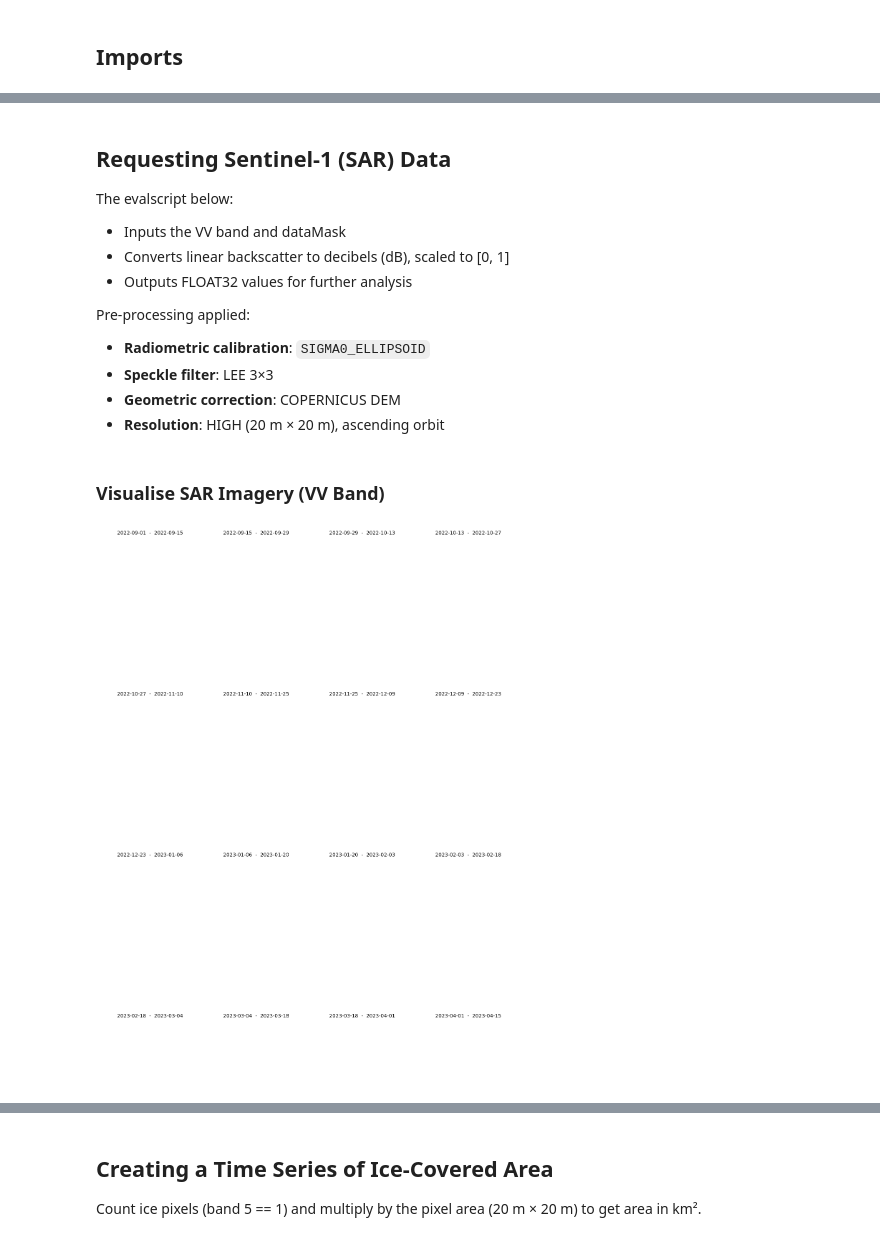
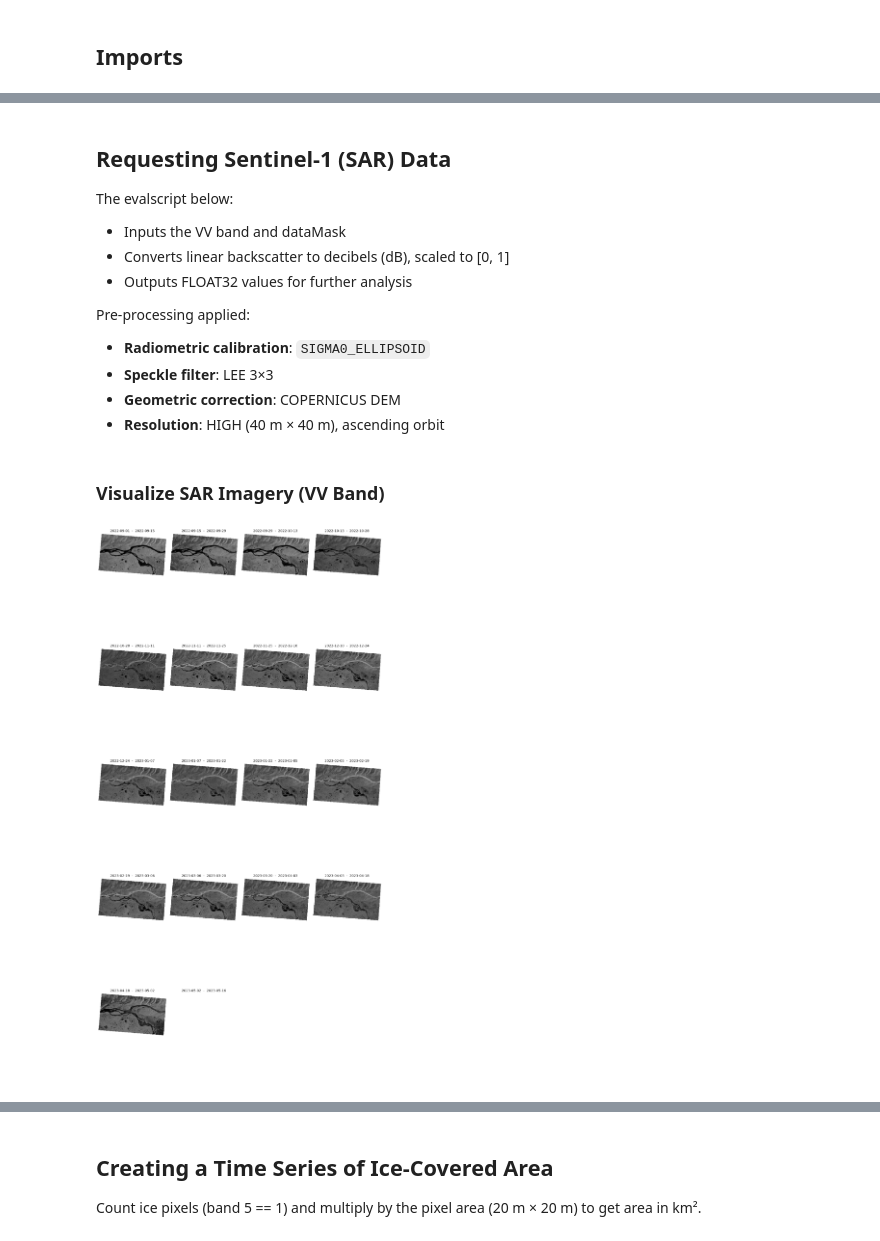
Before and after one commit to jb-geo/ice-and-open-water-classification, a Jupyter notebook: notebooks/ice_monitoring.ipynb, the cells around one changed output, grey strips where cells are left out. Saved outputs shown, nothing was run; the diff lists cells and outputs as text; code cells hidden in the pictures.

```diff
--- a/notebooks/ice_monitoring.ipynb
+++ b/notebooks/ice_monitoring.ipynb
@@ -44,22 +41,26 @@ Load the GeoJSON of the Nizhnesvirsky lower bay and display it on an interactive
 # %%
-SHAPE_PATH = "../data/raw/yukon_river.geojson"
+# Load the river geometry from the GeoJSON file
+SHAPE_PATH = "../data/raw/yukon_river_aoi.geojson"
 river_gdf = gpd.read_file(SHAPE_PATH)
 
 # Reproject temporarily just for metric resolution calculation
-river_gdf_metric = river_gdf.to_crs("EPSG:32606")  # UTM zone 6N, meters-based
+river_gdf_metric = river_gdf.to_crs("EPSG:32606")  # UTM zone 3N, meters-based
 resolution = 40
+print("Bounds:", river_gdf_metric.total_bounds)
 
 # Keep river geometry in WGS84 for Sentinel Hub requests and visualization
 river_gdf = river_gdf.to_crs("EPSG:4326")
 
+
+# Load the GeoJSON data for visualization
 data_geojson = json.load(open(SHAPE_PATH, "r"))
 
 # Set center and zoom level
-center = [64.79, -157.25]
+center = [65.15, -151.90]
 zoom = 9
 
 # Build and display interactive map
-m = Map(basemap=basemaps.OpenStreetMap.Mapnik, center=center, zoom=zoom)
+m = Map(basemap=basemaps.CartoDB.Voyager, center=center, zoom=zoom)
 geo_json = GeoJSON(data=data_geojson)
 m.add_layer(geo_json)
 m
@@ -72,7 +102,8 @@ Split the September 2022 – April 2023 period into 16 bi-monthly slots to captu
 # %%
+# Split the September 2022 – April 2023 period into 16 bi-monthly slots to capture freeze-thaw dynamics.
 start = datetime.datetime(2022, 9, 1)
-end = datetime.datetime(2023, 4, 30)
-n_chunks = 17
+end = datetime.datetime(2023, 5, 31)
+n_chunks = 19
 tdelta = (end - start) / n_chunks
 edges = [(start + i * tdelta).date().isoformat() for i in range(n_chunks)]
 slots = [(edges[i], edges[i + 1]) for i in range(len(edges) - 1)]
@@ -111,7 +144,7 @@ Pre-processing applied:
 - **Radiometric calibration**: `SIGMA0_ELLIPSOID`
 - **Speckle filter**: LEE 3×3
 - **Geometric correction**: COPERNICUS DEM
-- **Resolution**: HIGH (20 m × 20 m), ascending orbit
+- **Resolution**: HIGH (40 m × 40 m), ascending orbit
 # %%
 evalscript_sar = """
   function setup() {
@@ -147,7 +180,6 @@ def get_sar_request(time_interval):
                     "dataFilter": {
                         "resolution": "HIGH",
                         "mosaickingOrder": "mostRecent",
-                        "orbitDirection": "ASCENDING",
                     },
                     "processing": {
                         "backCoeff": "SIGMA0_ELLIPSOID",
@@ -174,29 +206,30 @@ list_of_requests = [get_sar_request(slot) for slot in slots]
 list_of_requests = [request.download_list[0] for request in list_of_requests]
 
 data = SentinelHubDownloadClient(config=config).download(
-    list_of_requests, max_threads=5
+    list_of_requests, max_threads=1
 )
 # %% [markdown]
-### Visualise SAR Imagery (VV Band)
+### Visualize SAR Imagery (VV Band)
 # %%
+# Create a 4x4 grid of subplots to visualize the 16 bi-monthly SAR images.
 ncols = 4
-nrows = 4
+nrows = 5
 aspect_ratio = 1.5
 subplot_kw = {"xticks": [], "yticks": [], "frame_on": False}
 
 fig, axs = plt.subplots(
     ncols=ncols,
     nrows=nrows,
     figsize=(2 * ncols * aspect_ratio, 5 * nrows),
     subplot_kw=subplot_kw,
 )
 
 for idx, image in enumerate(data):
     ax = axs[idx // ncols][idx % ncols]
-    ax.imshow(np.clip((image[:, :, 0]) * 3.5 / 255, 0, 1))
+    ax.imshow(np.clip((image[:, :, 0]) * 3.5 / 255, 0, 1), cmap="gray")
     ax.set_title(f"{slots[idx][0]}  -  {slots[idx][1]}", fontsize=10)
 
 plt.tight_layout()
 plt.show()
 # %% [output]
-[figure, old version]
+[figure, new version]
```
Also changed, not shown: parts of 23 cells of this notebook, 1 other file.
